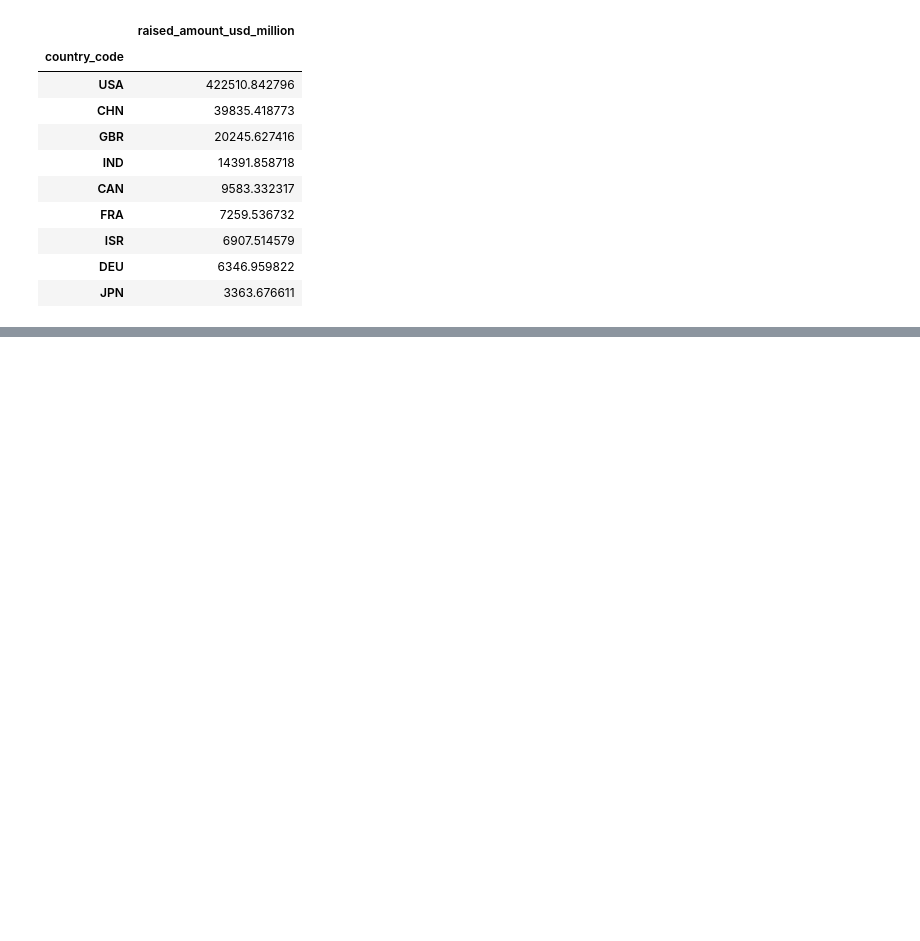
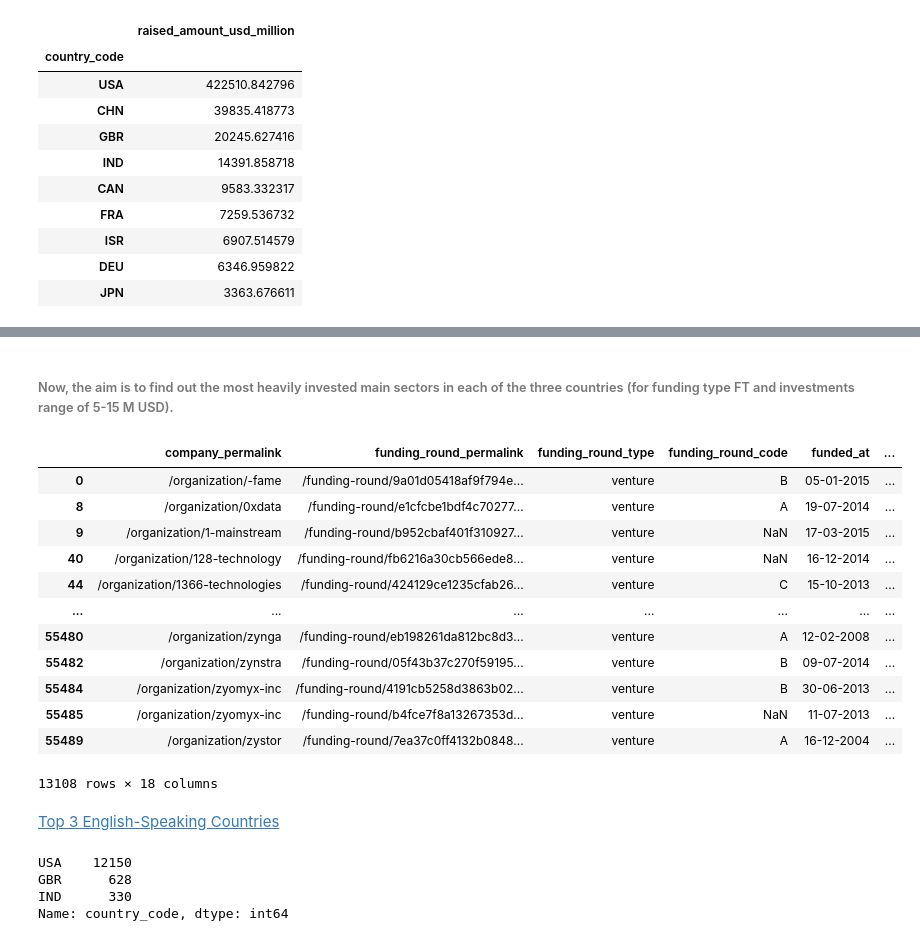
Before and after one commit to teerapat1739/multipurpose-jupyter-notebook, a Jupyter notebook: notebooks/Investment Assignment.ipynb, the cells around one changed output, grey strips where cells are left out. Cells and saved outputs as stored; diff of their text form; code cells hidden in the pictures; blank space fills up the shorter version.

```diff
--- a/notebooks/Investment Assignment.ipynb
+++ b/notebooks/Investment Assignment.ipynb
@@ -435,0 +591,2 @@ df_groupby_country_code.head(9)
+# %%
+df_mapping["main sector"] = df_mapping_for_find_main_sector["main sector"]
@@ -435,0 +602,2 @@ df_groupby_country_code.head(9)
+# %%
+df_mapping = df_mapping[['category_list','main sector']]
@@ -435,0 +620,3 @@ df_groupby_country_code.head(9)
+# %%
+
+df_funding_type_venture = pd.merge(df_funding_type_venture, df_mapping, how = 'left', left_on='category_list', right_on='category_list')
@@ -435,0 +681,22 @@ df_groupby_country_code.head(9)
+# %% [markdown]
+###### Now, the aim is to find out the most heavily invested main sectors in each of the three countries (for funding type FT and investments range of 5-15 M USD).
+# %%
+df_funding_type_venture = df_funding_type_venture[(df_funding_type_venture["raised_amount_usd_million"] >= 5) & (df_funding_type_venture["raised_amount_usd_million"] <=15 )]
+# %%
+df_funding_type_venture
+# %% [output]
+|  | company_permalink | funding_round_permalink | funding_round_type | funding_round_code | funded_at | ... |
+| 0 | /organization/-fame | /funding-round/9a01d05418af9f794e... | venture | B | 05-01-2015 | ... |
+| 8 | /organization/0xdata | /funding-round/e1cfcbe1bdf4c70277... | venture | A | 19-07-2014 | ... |
+| 9 | /organization/1-mainstream | /funding-round/b952cbaf401f310927... | venture | NaN | 17-03-2015 | ... |
+| 40 | /organization/128-technology | /funding-round/fb6216a30cb566ede8... | venture | NaN | 16-12-2014 | ... |
+| 44 | /organization/1366-technologies | /funding-round/424129ce1235cfab26... | venture | C | 15-10-2013 | ... |
+| ... | ... | ... | ... | ... | ... | ... |
+| 55480 | /organization/zynga | /funding-round/eb198261da812bc8d3... | venture | A | 12-02-2008 | ... |
+| 55482 | /organization/zynstra | /funding-round/05f43b37c270f59195... | venture | B | 09-07-2014 | ... |
+| 55484 | /organization/zyomyx-inc | /funding-round/4191cb5258d3863b02... | venture | B | 30-06-2013 | ... |
+| 55485 | /organization/zyomyx-inc | /funding-round/b4fce7f8a13267353d... | venture | NaN | 11-07-2013 | ... |
+| 55489 | /organization/zystor | /funding-round/7ea37c0ff4132b0848... | venture | A | 16-12-2004 | ... |
+13108 rows × 18 columns
+# %% [markdown]
+<a href='#top-3-speak-english-country'>Top 3 English-Speaking Countries</a>
@@ -435,0 +708,7 @@ df_groupby_country_code.head(9)
+# %%
+df_funding_type_venture["country_code"].value_counts()
+# %% [output]
+USA    12150
+GBR      628
+IND      330
+Name: country_code, dtype: int64
```
Also changed, not shown: parts of 49 cells of this notebook.
